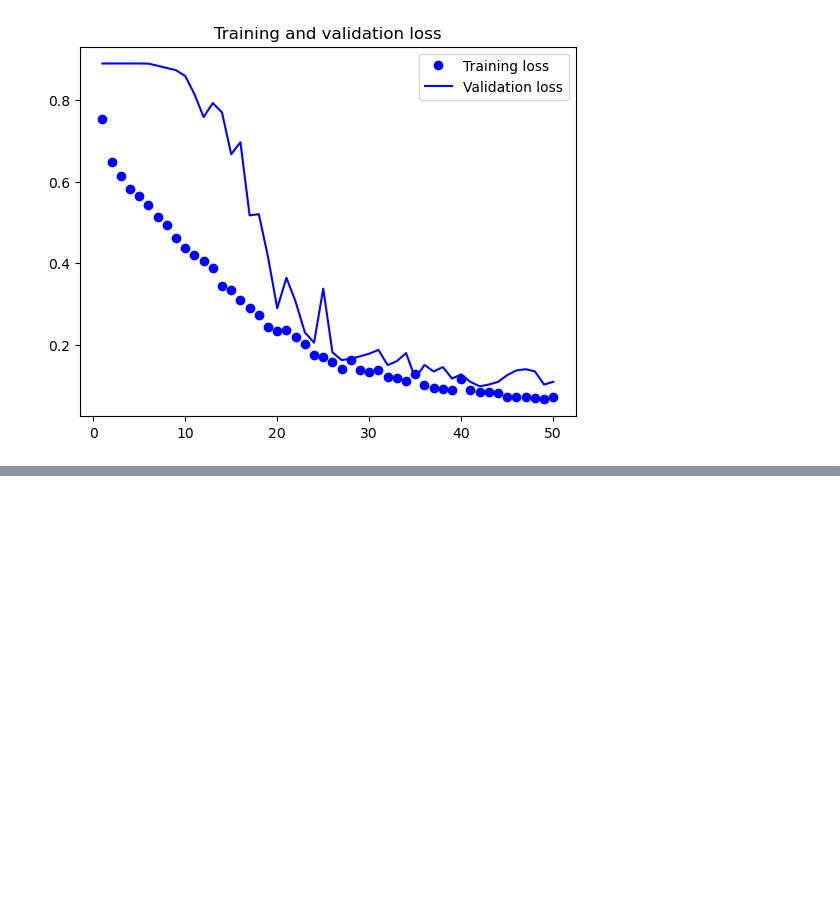
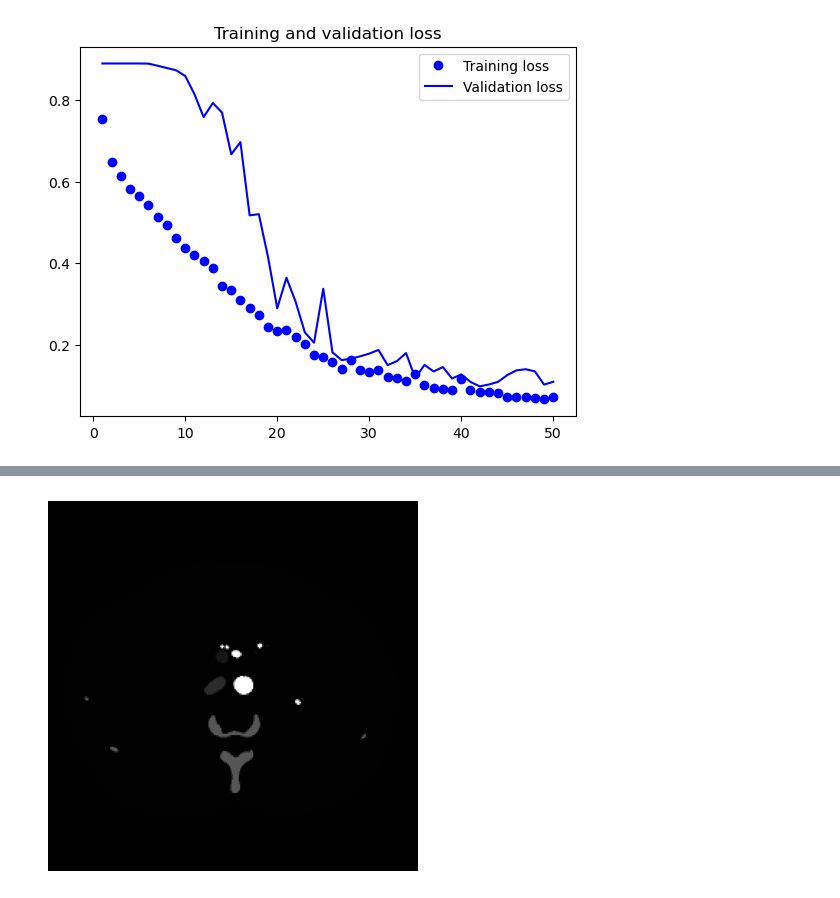
Before and after one commit to Brodzio605/Liver-segmentation, a Jupyter notebook: Aom.ipynb, the cells around one changed output, grey strips where cells are left out. Drawn from its saved outputs; the diff is of its cells as text; code cells hidden in the pictures; blank space fills up the shorter version.

```diff
--- a/Aom.ipynb
+++ b/Aom.ipynb
@@ -373,0 +267,20 @@ error: OpenCV(4.9.0) D:\a\opencv-python\opencv-python\opencv\modules\imgproc\src
+# %%
+from keras.models import load_model
+import cv2
+import numpy as np
+import matplotlib.pyplot as plt
+import os
+
+# Load the image
+image_dir = r"C:\Users\Brodzio\OneDrive - Opolska eSzkola\Pulpit\AOM_Projekt"
+image = cv2.imread(os.path.join(image_dir, 'IMG00022.png'))
+image_gray = cv2.cvtColor(image, cv2.COLOR_BGR2GRAY)  # Konwertowanie na skalę szarości
+image_gray = image_gray / 255.0  # Normalizacja wartości pikseli do zakresu 0-1
+image_gray_resized = cv2.resize(image_gray, (256, 256))  # Zmiana rozmiaru obrazu na 256x256 pikseli
+
+# Wyświetl obraz przy użyciu funkcji plt.imshow()
+plt.imshow(image_gray_resized, cmap='gray')
+plt.axis('off')  # Wyłącz osie obrazu
+plt.show()
+# %% [output]
+[figure, added]
```
Also changed, not shown: parts of 1 cell of this notebook.
